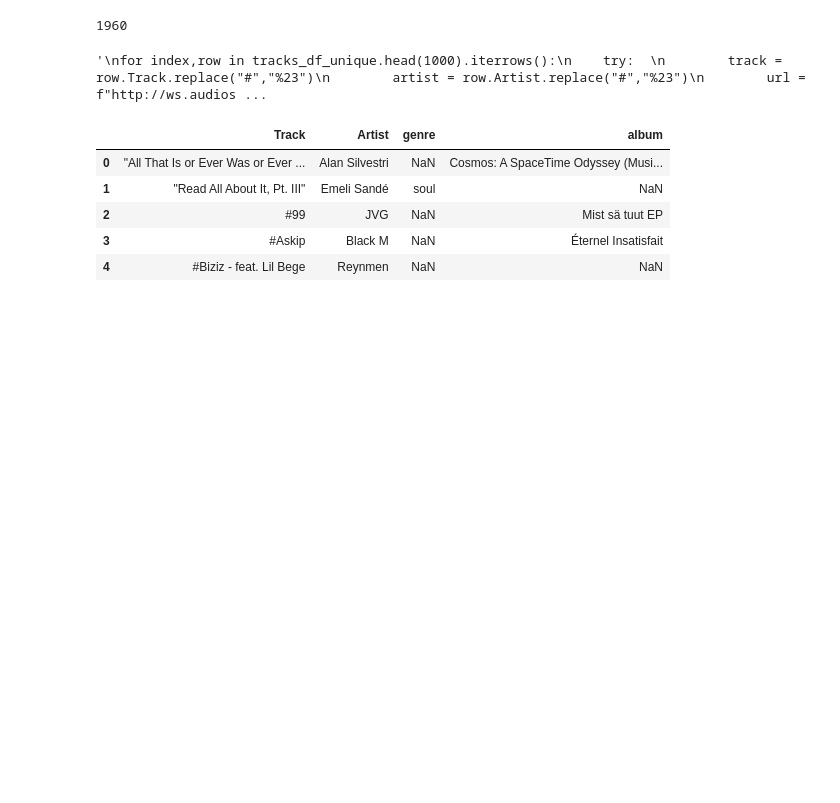
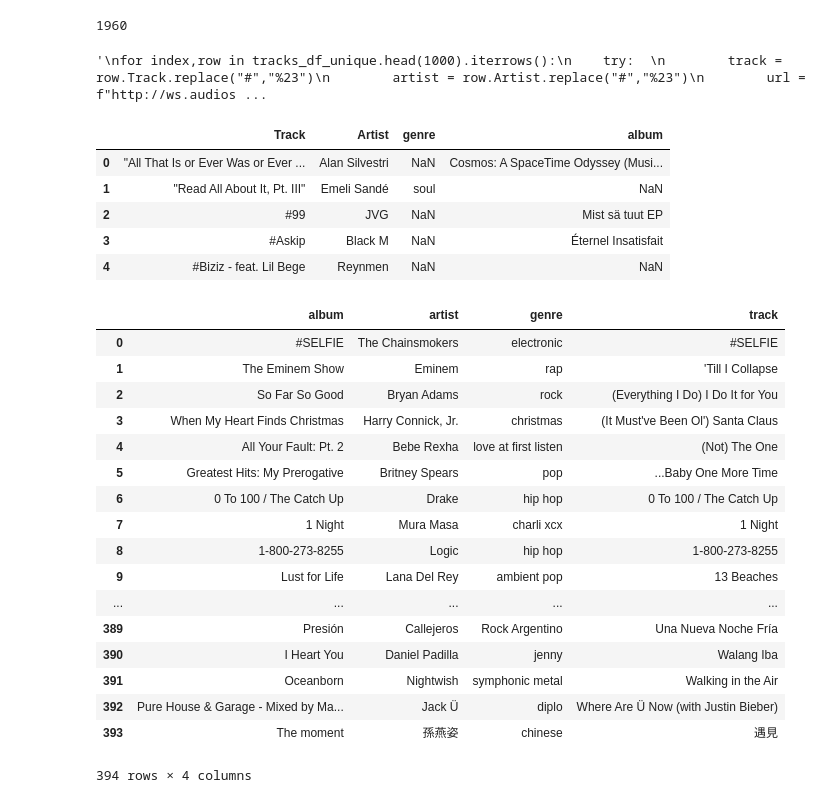
Before and after one commit to kayticodes/ETL-group, a Jupyter notebook: API_data.ipynb, the cells around one changed output. Drawn from its saved outputs; the diff is of its cells as text; code cells hidden in the pictures; blank space fills up the shorter version.

```diff
--- a/API_data.ipynb
+++ b/API_data.ipynb
@@ -116,3 +106,40 @@ tracks_df_unique.head()
 | 2 | #99 | JVG | NaN | Mist sä tuut EP |
 | 3 | #Askip | Black M | NaN | Éternel Insatisfait |
 | 4 | #Biziz - feat. Lil Bege | Reynmen | NaN | NaN |
+# %%
+additional_info = []
+row={}
+
+for x in response:
+    row ={}
+    try:
+        row["track"] = x.json()["track"]["name"]
+        row["album"] = x.json()["track"]["album"]["title"]
+        row["artist"] = x.json()["track"]["artist"]["name"]
+        row["genre"] = x.json()["track"]["toptags"]["tag"][0]["name"]
+
+        additional_info.append(row)
+    except (IndexError,KeyError):
+        a=1
+additional_info = pd.DataFrame(additional_info)
+# %%
+additional_info
+# %% [output]
+|  | album | artist | genre | track |
+| 0 | #SELFIE | The Chainsmokers | electronic | #SELFIE |
+| 1 | The Eminem Show | Eminem | rap | 'Till I Collapse |
+| 2 | So Far So Good | Bryan Adams | rock | (Everything I Do) I Do It for You |
+| 3 | When My Heart Finds Christmas | Harry Connick, Jr. | christmas | (It Must've Been Ol') Santa Claus |
+| 4 | All Your Fault: Pt. 2 | Bebe Rexha | love at first listen | (Not) The One |
+| 5 | Greatest Hits: My Prerogative | Britney Spears | pop | ...Baby One More Time |
+| 6 | 0 To 100 / The Catch Up | Drake | hip hop | 0 To 100 / The Catch Up |
+| 7 | 1 Night | Mura Masa | charli xcx | 1 Night |
+| 8 | 1-800-273-8255 | Logic | hip hop | 1-800-273-8255 |
+| 9 | Lust for Life | Lana Del Rey | ambient pop | 13 Beaches |
+| ... | ... | ... | ... | ... |
+| 389 | Presión | Callejeros | Rock Argentino | Una Nueva Noche Fría |
+| 390 | I Heart You | Daniel Padilla | jenny | Walang Iba |
+| 391 | Oceanborn | Nightwish | symphonic metal | Walking in the Air |
+| 392 | Pure House & Garage - Mixed by Ma... | Jack Ü | diplo | Where Are Ü Now (with Justin Bieber) |
+| 393 | The moment | 孫燕姿 | chinese | 遇見 |
+394 rows × 4 columns
```
Also changed, not shown: parts of 2 cells of this notebook.
